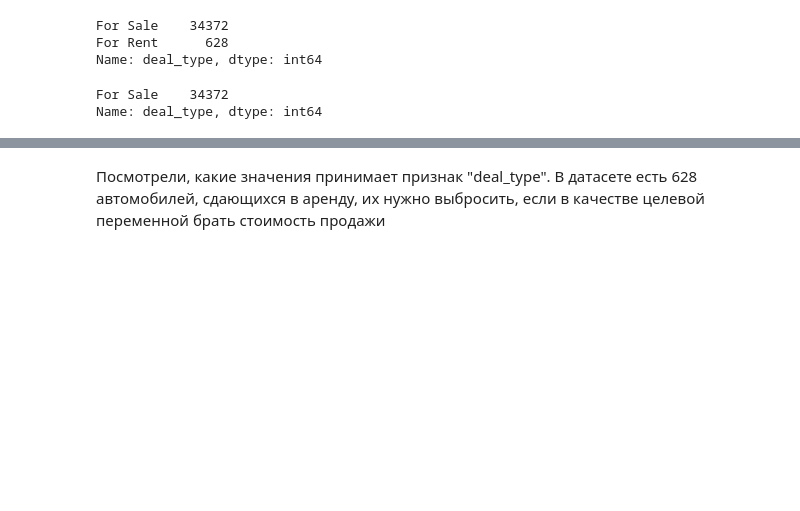
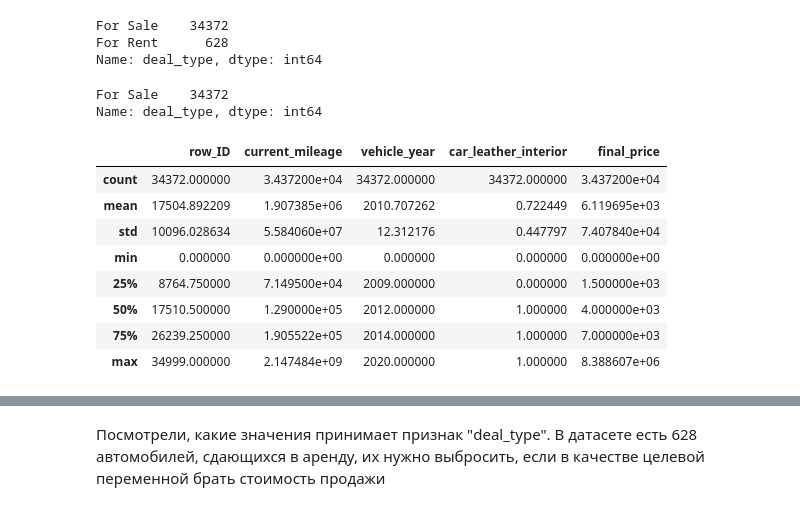
Before and after one commit to KiriruZaytsev/Car-Prices, a Jupyter notebook: solution.ipynb, the cells around one changed output, grey strips where cells are left out. Cells and saved outputs as stored; diff of their text form; code cells hidden in the pictures; blank space fills up the shorter version.

```diff
--- a/solution.ipynb
+++ b/solution.ipynb
@@ -72,3 +75,15 @@ train_data['deal_type'].value_counts()
 # %% [output]
 For Sale    34372
 Name: deal_type, dtype: int64
+# %%
+train_data.describe()
+# %% [output]
+|  | row_ID | current_mileage | vehicle_year | car_leather_interior | final_price |
+| count | 34372.000000 | 3.437200e+04 | 34372.000000 | 34372.000000 | 3.437200e+04 |
+| mean | 17504.892209 | 1.907385e+06 | 2010.707262 | 0.722449 | 6.119695e+03 |
+| std | 10096.028634 | 5.584060e+07 | 12.312176 | 0.447797 | 7.407840e+04 |
+| min | 0.000000 | 0.000000e+00 | 0.000000 | 0.000000 | 0.000000e+00 |
+| 25% | 8764.750000 | 7.149500e+04 | 2009.000000 | 0.000000 | 1.500000e+03 |
+| 50% | 17510.500000 | 1.290000e+05 | 2012.000000 | 1.000000 | 4.000000e+03 |
+| 75% | 26239.250000 | 1.905522e+05 | 2014.000000 | 1.000000 | 7.000000e+03 |
+| max | 34999.000000 | 2.147484e+09 | 2020.000000 | 1.000000 | 8.388607e+06 |
```
Also changed, not shown: parts of 26 cells of this notebook.
